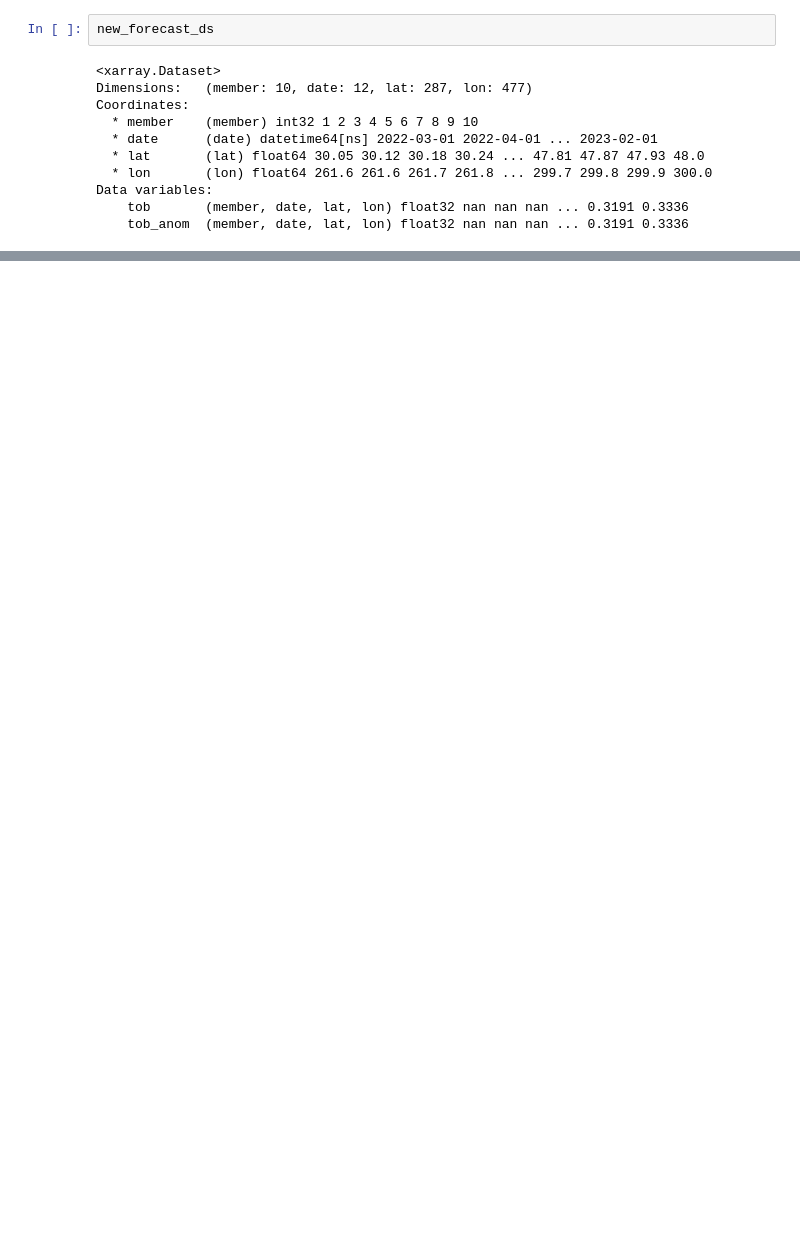
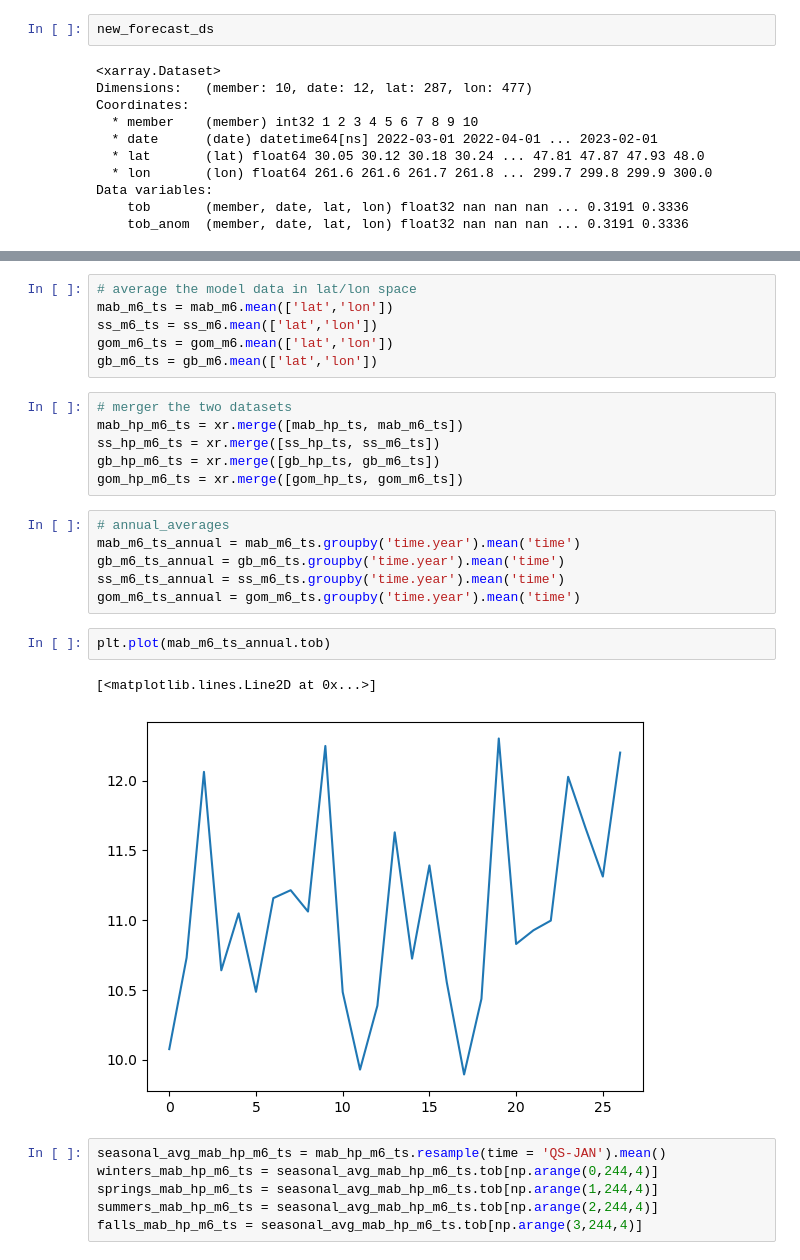
Before and after one commit to LGruenburg/MOM6_Validation, a Jupyter notebook: SOE/Bottom_Temperature.ipynb, the cells around one changed output, grey strips where cells are left out. Cells and saved outputs as stored; diff of their text form; blank space fills up the shorter version.

```diff
--- a/SOE/Bottom_Temperature.ipynb
+++ b/SOE/Bottom_Temperature.ipynb
@@ -587,0 +642,29 @@ Data variables:
+# %%
+# average the model data in lat/lon space
+mab_m6_ts = mab_m6.mean(['lat','lon'])
+ss_m6_ts = ss_m6.mean(['lat','lon'])
+gom_m6_ts = gom_m6.mean(['lat','lon'])
+gb_m6_ts = gb_m6.mean(['lat','lon'])
+# %%
+# merger the two datasets
+mab_hp_m6_ts = xr.merge([mab_hp_ts, mab_m6_ts])
+ss_hp_m6_ts = xr.merge([ss_hp_ts, ss_m6_ts])
+gb_hp_m6_ts = xr.merge([gb_hp_ts, gb_m6_ts])
+gom_hp_m6_ts = xr.merge([gom_hp_ts, gom_m6_ts])
+# %%
+# annual_averages
+mab_m6_ts_annual = mab_m6_ts.groupby('time.year').mean('time')
+gb_m6_ts_annual = gb_m6_ts.groupby('time.year').mean('time')
+ss_m6_ts_annual = ss_m6_ts.groupby('time.year').mean('time')
+gom_m6_ts_annual = gom_m6_ts.groupby('time.year').mean('time')
+# %%
+plt.plot(mab_m6_ts_annual.tob)
+# %% [output]
+[<matplotlib.lines.Line2D at 0x...>]
+[figure, added]
+# %%
+seasonal_avg_mab_hp_m6_ts = mab_hp_m6_ts.resample(time = 'QS-JAN').mean()
+winters_mab_hp_m6_ts = seasonal_avg_mab_hp_m6_ts.tob[np.arange(0,244,4)]
+springs_mab_hp_m6_ts = seasonal_avg_mab_hp_m6_ts.tob[np.arange(1,244,4)]
+summers_mab_hp_m6_ts = seasonal_avg_mab_hp_m6_ts.tob[np.arange(2,244,4)]
+falls_mab_hp_m6_ts = seasonal_avg_mab_hp_m6_ts.tob[np.arange(3,244,4)]
```
Also changed, not shown: parts of 54 cells of this notebook, 7 other files.
